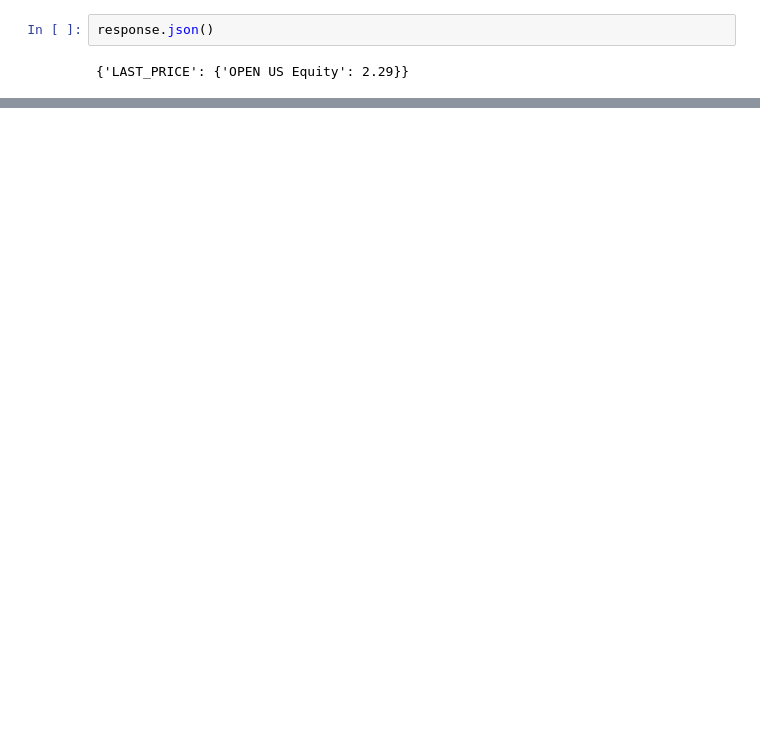
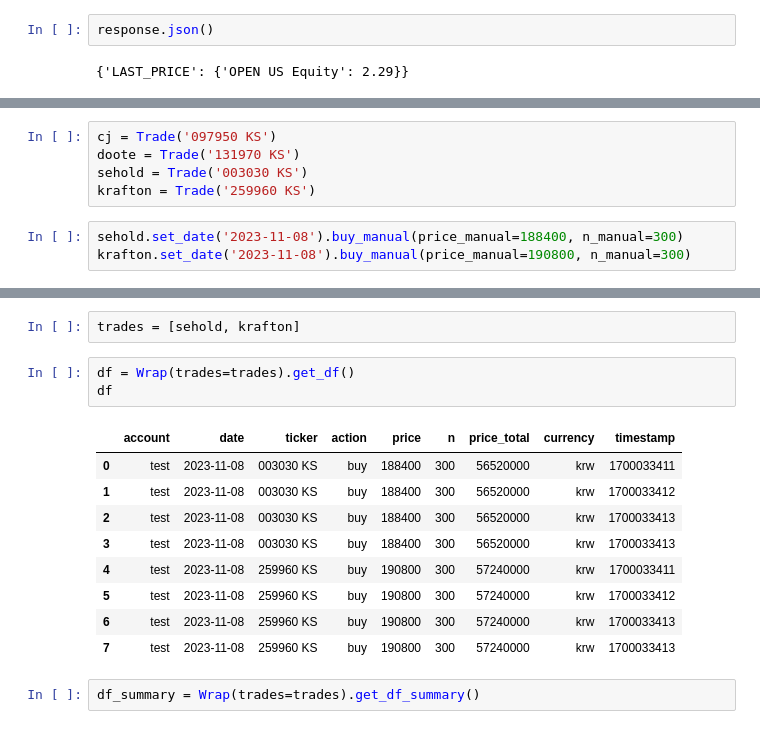
Before and after one commit to nailen1/rap-wrap, a Jupyter notebook: rpa-wrap.ipynb, the cells around one changed output, grey strips where cells are left out. Drawn from its saved outputs; the diff is of its cells as text; blank space fills up the shorter version.

```diff
--- a/rpa-wrap.ipynb
+++ b/rpa-wrap.ipynb
@@ -168,0 +691,8 @@ get_time_now()
+# %%
+cj = Trade('097950 KS')
+doote = Trade('131970 KS')
+sehold = Trade('003030 KS')
+krafton = Trade('259960 KS')
+# %%
+sehold.set_date('2023-11-08').buy_manual(price_manual=188400, n_manual=300)
+krafton.set_date('2023-11-08').buy_manual(price_manual=190800, n_manual=300)
@@ -168,0 +723,17 @@ get_time_now()
+# %%
+trades = [sehold, krafton]
+# %%
+df = Wrap(trades=trades).get_df()
+df
+# %% [output]
+|  | account | date | ticker | action | price | n | price_total | currency | timestamp |
+| 0 | test | 2023-11-08 | 003030 KS | buy | 188400 | 300 | 56520000 | krw | 1700033411 |
+| 1 | test | 2023-11-08 | 003030 KS | buy | 188400 | 300 | 56520000 | krw | 1700033412 |
+| 2 | test | 2023-11-08 | 003030 KS | buy | 188400 | 300 | 56520000 | krw | 1700033413 |
+| 3 | test | 2023-11-08 | 003030 KS | buy | 188400 | 300 | 56520000 | krw | 1700033413 |
+| 4 | test | 2023-11-08 | 259960 KS | buy | 190800 | 300 | 57240000 | krw | 1700033411 |
+| 5 | test | 2023-11-08 | 259960 KS | buy | 190800 | 300 | 57240000 | krw | 1700033412 |
+| 6 | test | 2023-11-08 | 259960 KS | buy | 190800 | 300 | 57240000 | krw | 1700033413 |
+| 7 | test | 2023-11-08 | 259960 KS | buy | 190800 | 300 | 57240000 | krw | 1700033413 |
+# %%
+df_summary = Wrap(trades=trades).get_df_summary()
```
Also changed, not shown: parts of 48 cells of this notebook, 1 other file.
